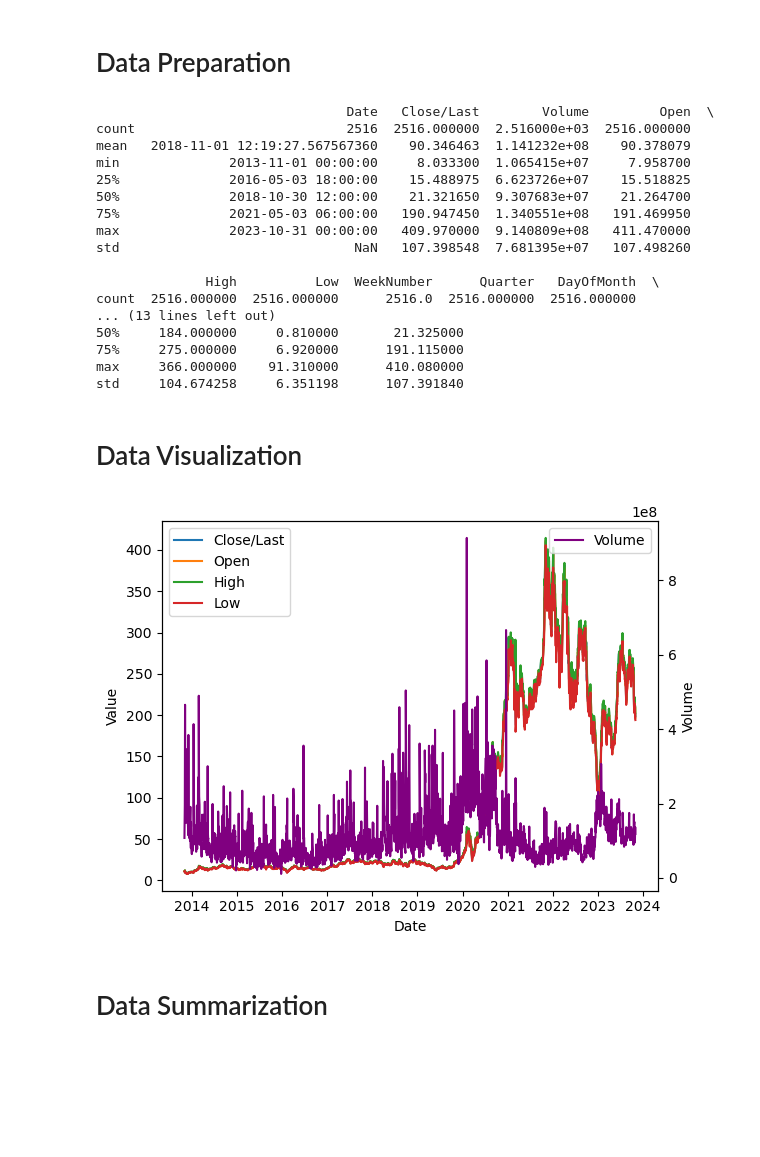
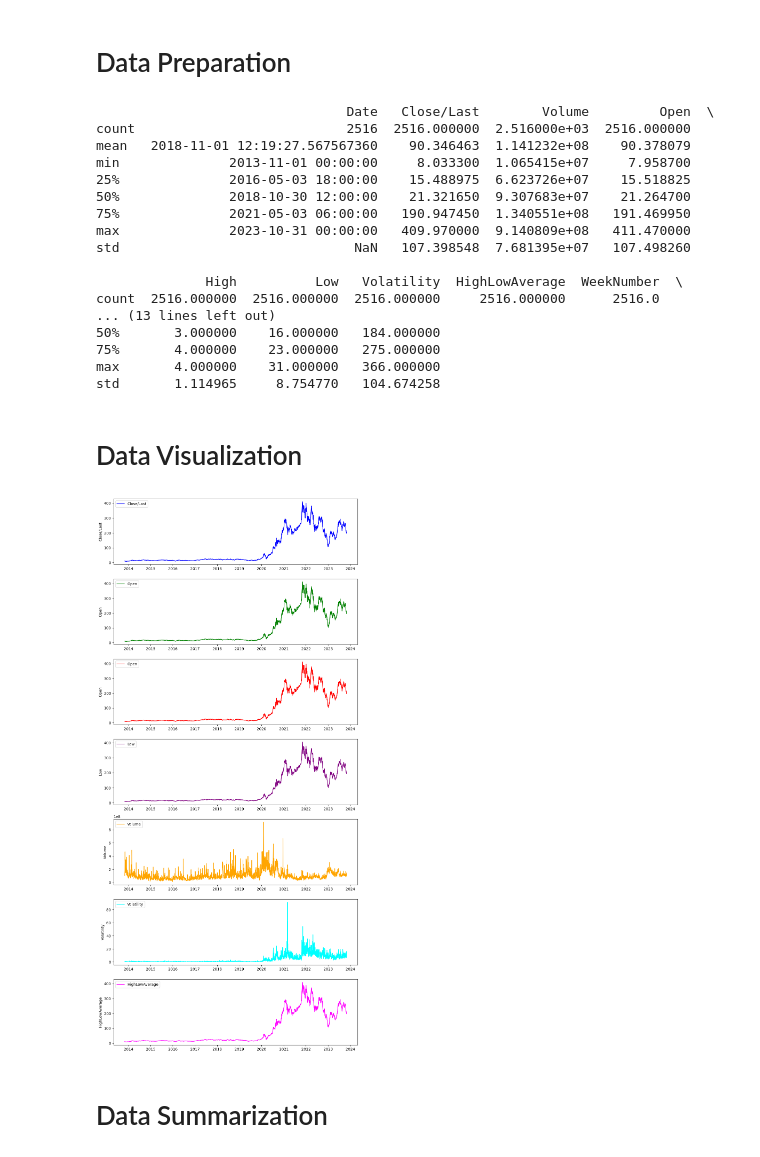
Before and after one commit to JosephKemper/StockmarketDataAnalysis, a Jupyter notebook: TeslaAnalysis.ipynb, the cells around one changed output. Saved outputs shown, nothing was run; the diff lists cells and outputs as text; code cells hidden in the pictures; blank space fills up the shorter version.

Commit message:
Finished Visualization and data summary.

```diff
--- a/TeslaAnalysis.ipynb
+++ b/TeslaAnalysis.ipynb
@@ -85,7 +86,7 @@ prepped_data ["DayOfMonth"] = prepped_data["Date"].dt.day
 # Create column containing day of the year
 prepped_data ["DayOfYear"] = prepped_data["Date"].dt.dayofyear
 
-prepped_data.to_csv("PreppedData.csv", index=False)
+prepped_data.to_csv("PreppedData.csv", index=False, encoding="utf-8")
 
 prepped_summary = prepped_data.describe()
 print(prepped_summary)
@@ -100,26 +101,65 @@ min              2013-11-01 00:00:00     8.033300  1.065415e+07     7.958700
 max              2023-10-31 00:00:00   409.970000  9.140809e+08   411.470000
 std                              NaN   107.398548  7.681395e+07   107.498260
 
-              High          Low  WeekNumber      Quarter   DayOfMonth  \
-count  2516.000000  2516.000000      2516.0  2516.000000  2516.000000
+              High          Low   Volatility  HighLowAverage  WeekNumber  \
+count  2516.000000  2516.000000  2516.000000     2516.000000      2516.0
 ... (13 lines left out)
-50%     184.000000     0.810000       21.325000
-75%     275.000000     6.920000      191.115000
-max     366.000000    91.310000      410.080000
-std     104.674258     6.351198      107.391840
+50%       3.000000    16.000000   184.000000
+75%       4.000000    23.000000   275.000000
+max       4.000000    31.000000   366.000000
+std       1.114965     8.754770   104.674258
 # %% [markdown]
 # Data Visualization
-# %%
-# Create base figure and subplots
-figure, subplot_array = pyplot.subplots(5, sharex=True, figsize=(10,15))
-
-# Plot the "Close/Last" values on the first subplot
-close_subplot = subplot_array[0]
-close_subplot.plot(prepped_data['Date'], prepped_data['Close/Last'], label='Close/Last', color='blue')
-close_subplot.set_ylabel("Close/Last")
-close_subplot.legend(loc="upper left")
-# %% [output]
-[figure, removed]
+# %%
+# Create base figure and subplots
+figure, subplot_array = plt.subplots(7, sharex=False, figsize=(10,21))
+
+# Plot the "Close/Last" values on the first subplot
+close_subplot = subplot_array[0]
+close_subplot.plot(prepped_data["Date"], prepped_data["Close/Last"], label="Close/Last", color="blue")
+close_subplot.set_ylabel("Close/Last")
+close_subplot.legend(loc="upper left")
+
+# Plot the "Open" values on the second subplot
+open_subplot = subplot_array[1]
+open_subplot.plot(prepped_data["Date"], prepped_data["Open"], label="Open", color="green")
+open_subplot.set_ylabel("Open")
+open_subplot.legend(loc="upper left")
+
+# Plot the "High" values on the third subplot
+high_subplot = subplot_array[2]
+high_subplot.plot(prepped_data["Date"], prepped_data["Open"], label="Open", color="red")
+high_subplot.set_ylabel("Open")
+high_subplot.legend(loc="upper left")
+
+# Plot the "Low" values on the fourth subplot
+low_subplot = subplot_array[3]
+low_subplot.plot(prepped_data["Date"], prepped_data["Low"], label="Low", color="purple")
+low_subplot.set_ylabel("Low")
+low_subplot.legend(loc="upper left")
+
+# Plot the "Volume" values on the fifth subplot
+volume_subplot = subplot_array[4]
+volume_subplot.plot(prepped_data["Date"], prepped_data["Volume"], label="Volume", color="orange")
+volume_subplot.set_ylabel("Volume")
+volume_subplot.legend(loc="upper left")
+
+# Plot the "Volatility" values on the sixth subplot
+volatility_subplot = subplot_array[5]
+volatility_subplot.plot(prepped_data["Date"], prepped_data["Volatility"], label="Volatility", color="cyan")
+volatility_subplot.set_ylabel("Volatility")
+volatility_subplot.legend(loc="upper left")
+
+# Plot the "HighLowAverage" values on the seventh subplot
+average_subplot = subplot_array[6]
+average_subplot.plot(prepped_data["Date"], prepped_data["HighLowAverage"], label="HighLowAverage", color="magenta")
+average_subplot.set_ylabel("HighLowAverage")
+average_subplot.legend(loc="upper left")
+
+plt.tight_layout()
+plt.show()
+# %% [output]
+[figure, added]
 # %% [markdown]
 # Data Summarization
 # %% [markdown]
```
Also changed, not shown: parts of 3 cells of this notebook, 1 other file.
